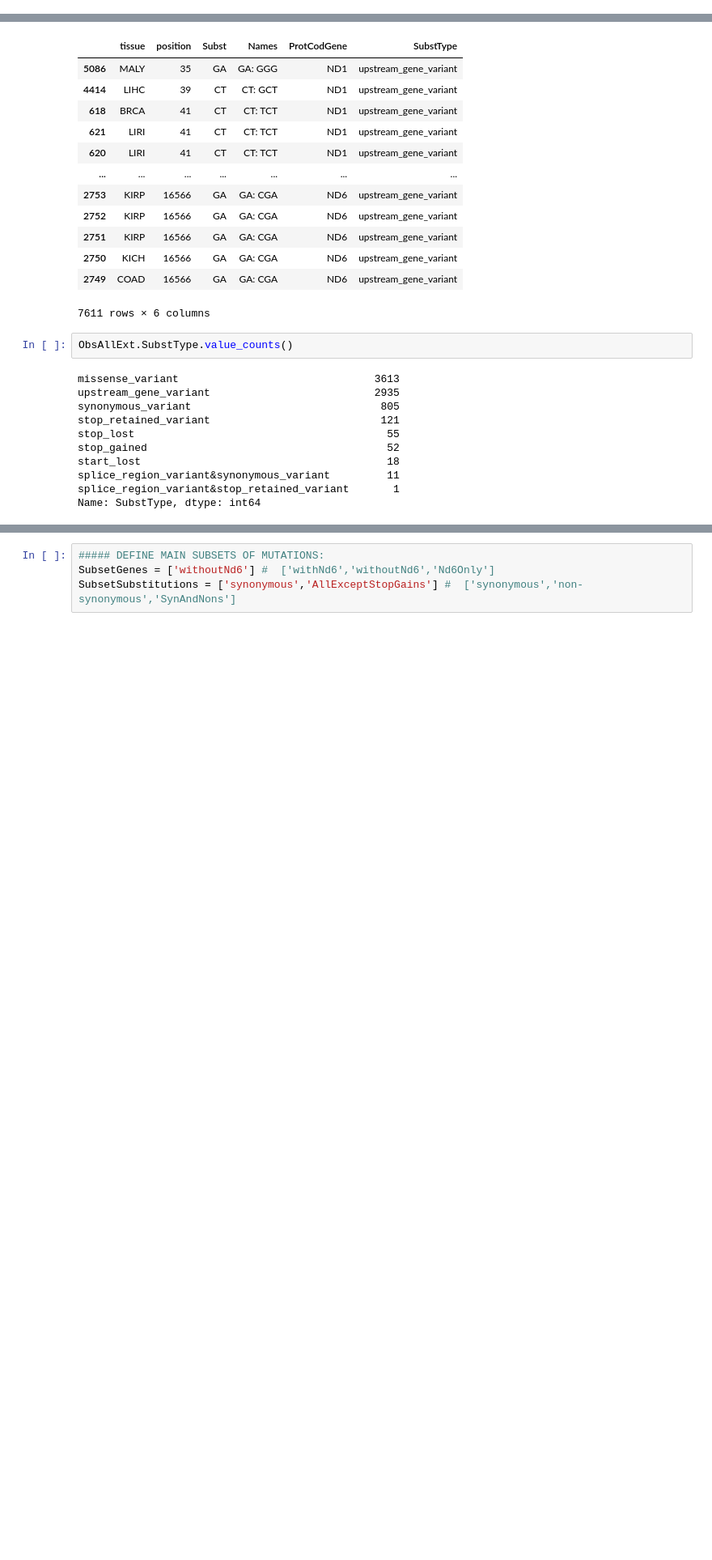
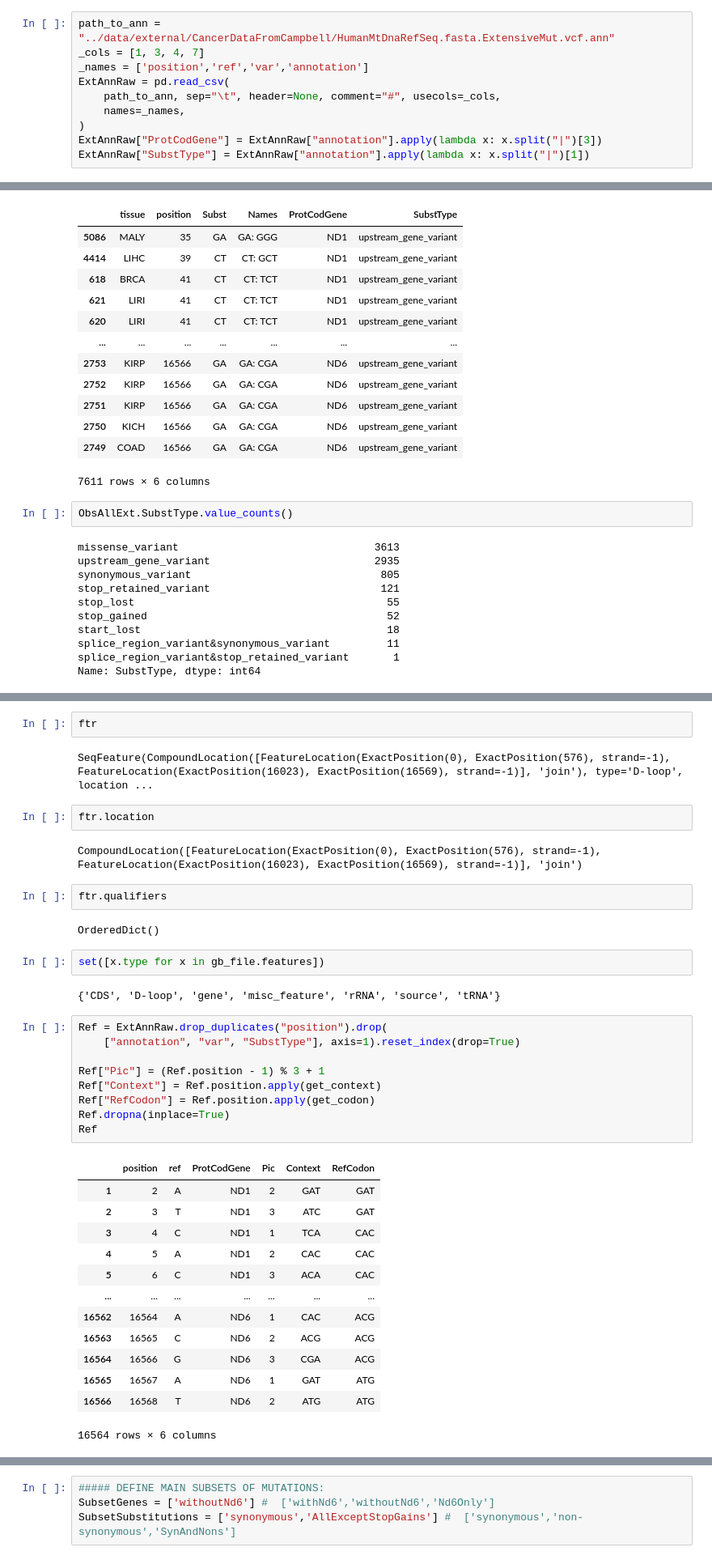
Before and after one commit to mitoclub/Signatures, a Jupyter notebook: notebooks/cancer_EDA.ipynb, the cells around one changed output, grey strips where cells are left out. Shown at 81% size. Drawn from its saved outputs; the diff is of its cells as text; blank space fills up the shorter version.

```diff
--- a/notebooks/cancer_EDA.ipynb
+++ b/notebooks/cancer_EDA.ipynb
@@ -37,3 +41,13 @@ ObsAll.is_nonsense.value_counts()
 Name: is_nonsense, dtype: int64
 # %% [markdown]
 ### Extended annotation
+# %%
+path_to_ann = "../data/external/CancerDataFromCampbell/HumanMtDnaRefSeq.fasta.ExtensiveMut.vcf.ann"
+_cols = [1, 3, 4, 7]
+_names = ['position','ref','var','annotation']
+ExtAnnRaw = pd.read_csv(
+    path_to_ann, sep="\t", header=None, comment="#", usecols=_cols,
+    names=_names,
+)
+ExtAnnRaw["ProtCodGene"] = ExtAnnRaw["annotation"].apply(lambda x: x.split("|")[3])
+ExtAnnRaw["SubstType"] = ExtAnnRaw["annotation"].apply(lambda x: x.split("|")[1])
@@ -112,0 +295,39 @@ Name: SubstType, dtype: int64
+# %%
+ftr
+# %% [output]
+SeqFeature(CompoundLocation([FeatureLocation(ExactPosition(0), ExactPosition(576), strand=-1), FeatureLocation(ExactPosition(16023), ExactPosition(16569), strand=-1)], 'join'), type='D-loop', location ...
+# %%
+ftr.location
+# %% [output]
+CompoundLocation([FeatureLocation(ExactPosition(0), ExactPosition(576), strand=-1), FeatureLocation(ExactPosition(16023), ExactPosition(16569), strand=-1)], 'join')
+# %%
+ftr.qualifiers
+# %% [output]
+OrderedDict()
+# %%
+set([x.type for x in gb_file.features])
+# %% [output]
+{'CDS', 'D-loop', 'gene', 'misc_feature', 'rRNA', 'source', 'tRNA'}
+# %%
+Ref = ExtAnnRaw.drop_duplicates("position").drop(
+    ["annotation", "var", "SubstType"], axis=1).reset_index(drop=True)
+
+Ref["Pic"] = (Ref.position - 1) % 3 + 1
+Ref["Context"] = Ref.position.apply(get_context)
+Ref["RefCodon"] = Ref.position.apply(get_codon)
+Ref.dropna(inplace=True)
+Ref
+# %% [output]
+|  | position | ref | ProtCodGene | Pic | Context | RefCodon |
+| 1 | 2 | A | ND1 | 2 | GAT | GAT |
+| 2 | 3 | T | ND1 | 3 | ATC | GAT |
+| 3 | 4 | C | ND1 | 1 | TCA | CAC |
+| 4 | 5 | A | ND1 | 2 | CAC | CAC |
+| 5 | 6 | C | ND1 | 3 | ACA | CAC |
+| ... | ... | ... | ... | ... | ... | ... |
+| 16562 | 16564 | A | ND6 | 1 | CAC | ACG |
+| 16563 | 16565 | C | ND6 | 2 | ACG | ACG |
+| 16564 | 16566 | G | ND6 | 3 | CGA | ACG |
+| 16565 | 16567 | A | ND6 | 1 | GAT | ATG |
+| 16566 | 16568 | T | ND6 | 2 | ATG | ATG |
+16564 rows × 6 columns
```
Also changed, not shown: parts of 18 cells of this notebook, 2 other files.
